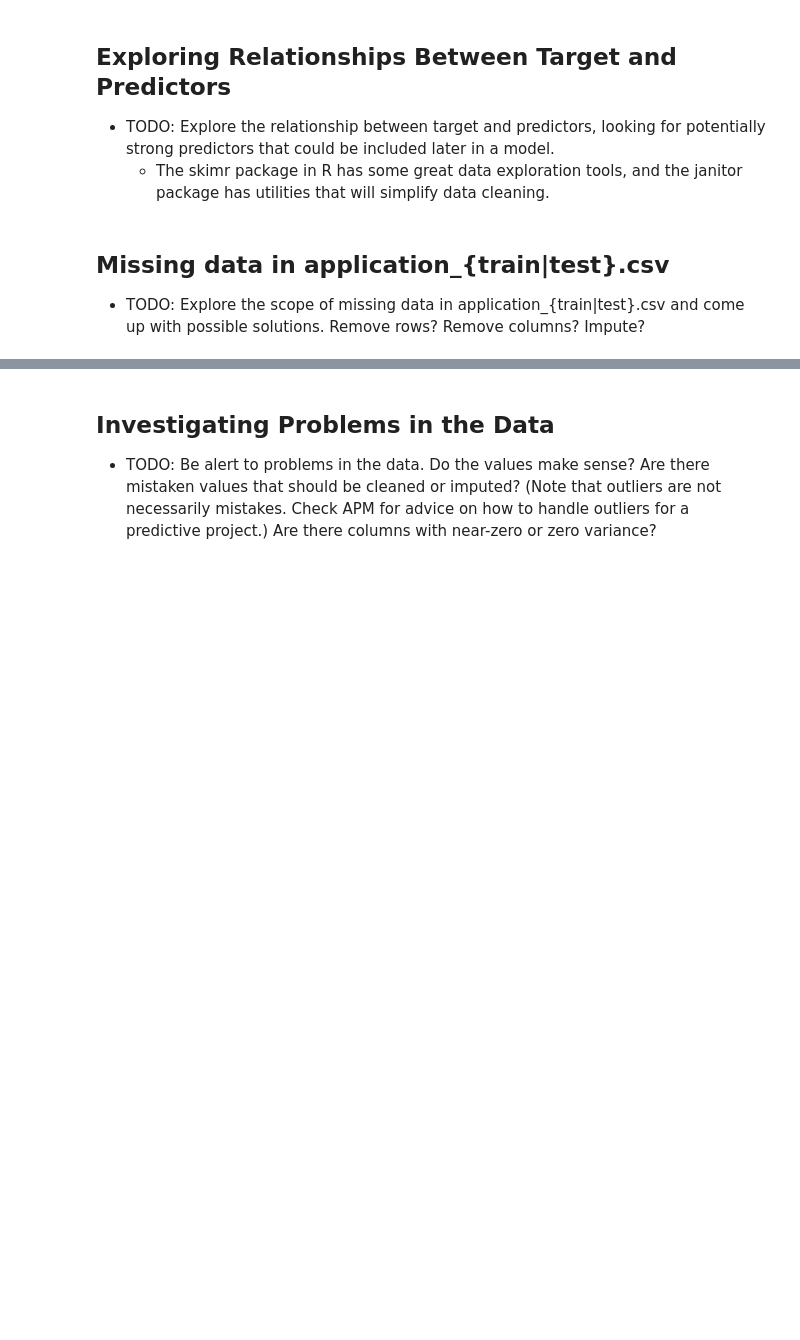
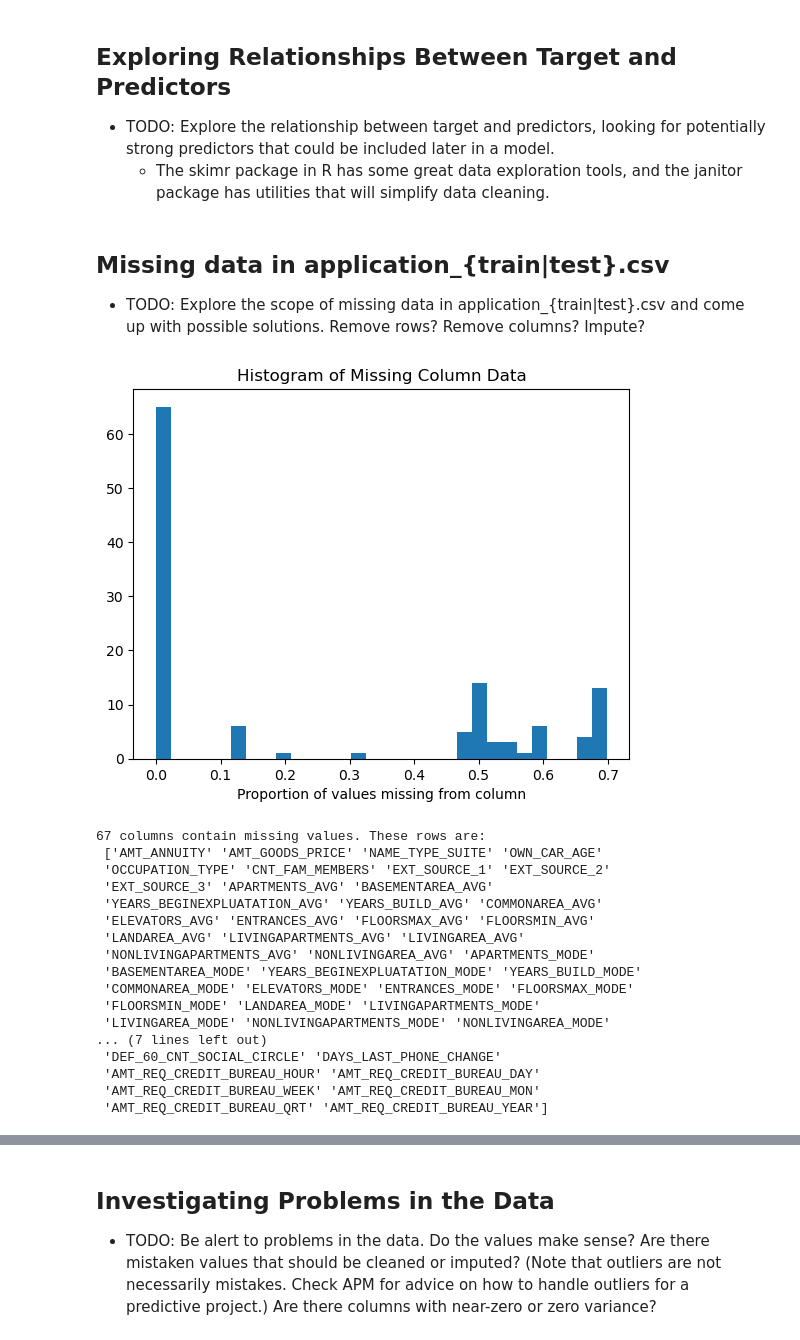
Before and after one commit to spencer-brothers/IS_6812_MSBA_Practice_Capstone, a Jupyter notebook: EDA.ipynb, the cells around one changed output, grey strips where cells are left out. Drawn from its saved outputs; the diff is of its cells as text; code cells hidden in the pictures; blank space fills up the shorter version.

Commit message:
Worked on missing values column wise and row wise, compared train to test in initial data exploration

```diff
--- a/EDA.ipynb
+++ b/EDA.ipynb
@@ -60,3 +72,37 @@ There's a very large imbalance in the target classes, with only about 8.1% of ap
 ## Missing data in application_{train|test}.csv
 
 - TODO: Explore the scope of missing data in application_{train|test}.csv and come up with possible solutions. Remove rows?  Remove columns?  Impute?
+# %%
+# Plot a histogram showing the distribution of missing data among the 122 columns
+plt.hist(app_train.isna().sum()/len(app_train), bins=30)
+plt.title('Histogram of Missing Column Data')
+plt.xlabel('Proportion of values missing from column')
+plt.show()
+
+# get info on columns missing values
+print(f'{app_train.isna().any().sum()} columns contain missing values. ', end='')
+# print(f'These rows are:\n {app_train.columns[app_train.isna().any()].values}')
+
+plt.hist(app_train.isna().mean(axis=1), bins=50)
+plt.title('Histogram of Missing Row Data')
+plt.xlabel('Proportion of values missing from row')
+plt.show()
+# %% [output]
+[figure, added]
+67 columns contain missing values. These rows are:
+ ['AMT_ANNUITY' 'AMT_GOODS_PRICE' 'NAME_TYPE_SUITE' 'OWN_CAR_AGE'
+ 'OCCUPATION_TYPE' 'CNT_FAM_MEMBERS' 'EXT_SOURCE_1' 'EXT_SOURCE_2'
+ 'EXT_SOURCE_3' 'APARTMENTS_AVG' 'BASEMENTAREA_AVG'
+ 'YEARS_BEGINEXPLUATATION_AVG' 'YEARS_BUILD_AVG' 'COMMONAREA_AVG'
+ 'ELEVATORS_AVG' 'ENTRANCES_AVG' 'FLOORSMAX_AVG' 'FLOORSMIN_AVG'
+ 'LANDAREA_AVG' 'LIVINGAPARTMENTS_AVG' 'LIVINGAREA_AVG'
+ 'NONLIVINGAPARTMENTS_AVG' 'NONLIVINGAREA_AVG' 'APARTMENTS_MODE'
+ 'BASEMENTAREA_MODE' 'YEARS_BEGINEXPLUATATION_MODE' 'YEARS_BUILD_MODE'
+ 'COMMONAREA_MODE' 'ELEVATORS_MODE' 'ENTRANCES_MODE' 'FLOORSMAX_MODE'
+ 'FLOORSMIN_MODE' 'LANDAREA_MODE' 'LIVINGAPARTMENTS_MODE'
+ 'LIVINGAREA_MODE' 'NONLIVINGAPARTMENTS_MODE' 'NONLIVINGAREA_MODE'
+... (7 lines left out)
+ 'DEF_60_CNT_SOCIAL_CIRCLE' 'DAYS_LAST_PHONE_CHANGE'
+ 'AMT_REQ_CREDIT_BUREAU_HOUR' 'AMT_REQ_CREDIT_BUREAU_DAY'
+ 'AMT_REQ_CREDIT_BUREAU_WEEK' 'AMT_REQ_CREDIT_BUREAU_MON'
+ 'AMT_REQ_CREDIT_BUREAU_QRT' 'AMT_REQ_CREDIT_BUREAU_YEAR']
```
Also changed, not shown: parts of 6 cells of this notebook.
